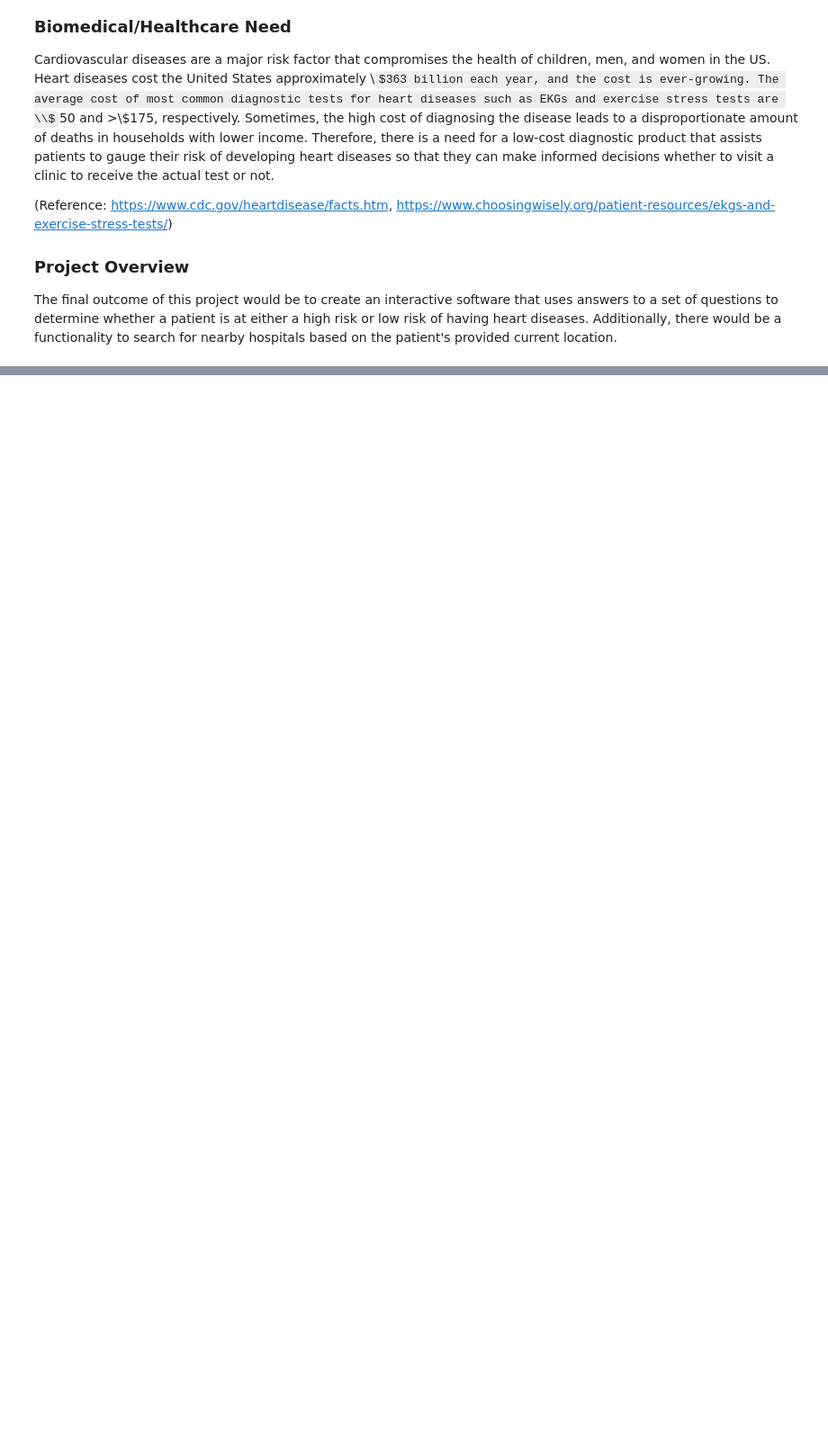
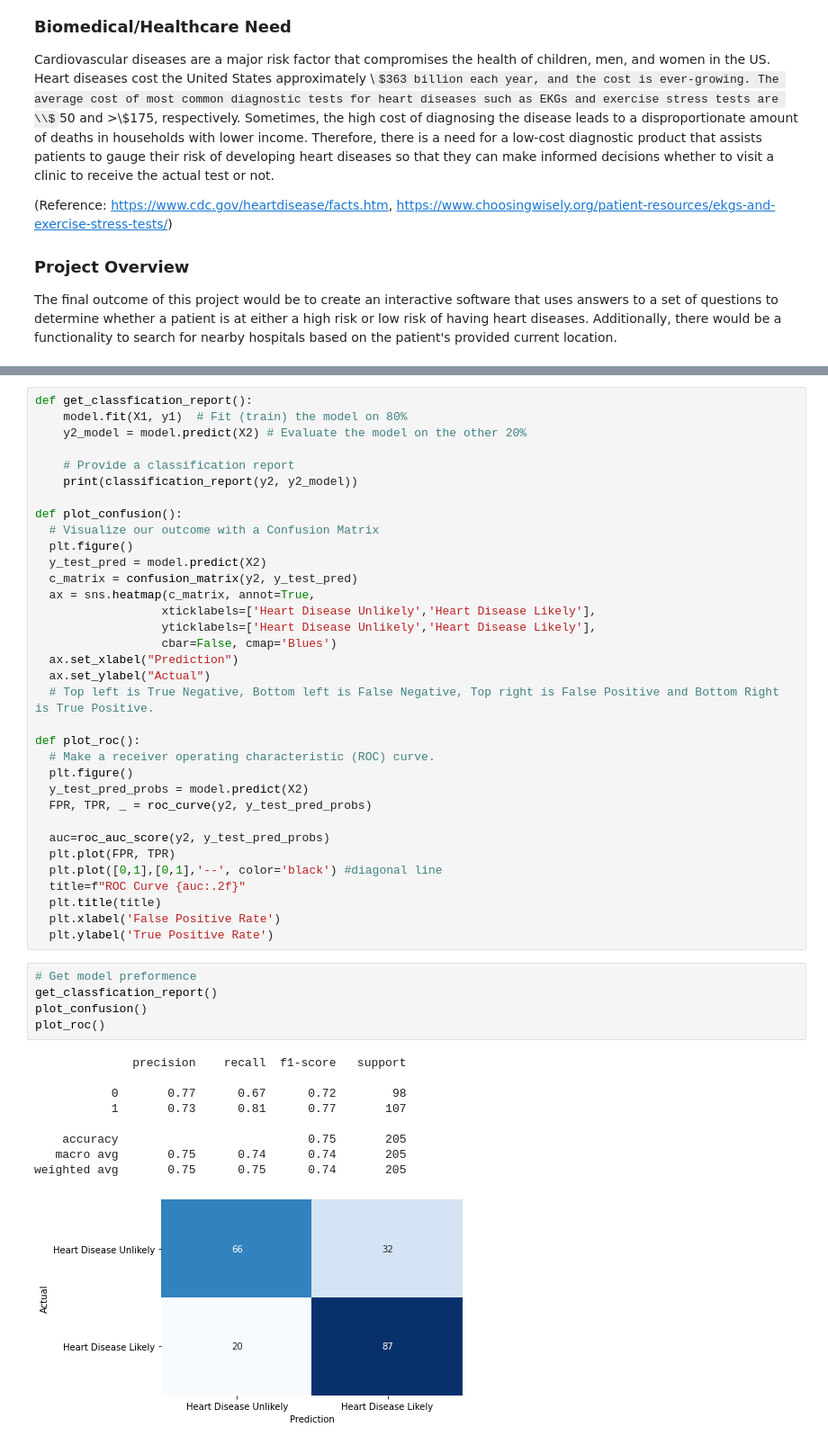
Before and after one commit to crystalshin22/data-science-projects, a Jupyter notebook: Small ML Projects/Heart Disease Diagnosis.ipynb, the cells around one changed output, grey strips where cells are left out. Shown: that part at 90% size. Drawn from its saved outputs; the diff is of its cells as text; some formulas as TeX source; blank space fills up the shorter version.

Commit message:
pick up from model training

```diff
--- a/Small ML Projects/Heart Disease Diagnosis.ipynb
+++ b/Small ML Projects/Heart Disease Diagnosis.ipynb
@@ -23,0 +170,49 @@ Abort:
+# %%
+def get_classfication_report():
+    model.fit(X1, y1)  # Fit (train) the model on 80%
+    y2_model = model.predict(X2) # Evaluate the model on the other 20%
+
+    # Provide a classification report
+    print(classification_report(y2, y2_model))
+
+def plot_confusion():
+  # Visualize our outcome with a Confusion Matrix
+  plt.figure()
+  y_test_pred = model.predict(X2)
+  c_matrix = confusion_matrix(y2, y_test_pred)
+  ax = sns.heatmap(c_matrix, annot=True,
+                  xticklabels=['Heart Disease Unlikely','Heart Disease Likely'],
+                  yticklabels=['Heart Disease Unlikely','Heart Disease Likely'],
+                  cbar=False, cmap='Blues')
+  ax.set_xlabel("Prediction")
+  ax.set_ylabel("Actual")
+  # Top left is True Negative, Bottom left is False Negative, Top right is False Positive and Bottom Right is True Positive.
+
+def plot_roc():
+  # Make a receiver operating characteristic (ROC) curve.
+  plt.figure()
+  y_test_pred_probs = model.predict(X2)
+  FPR, TPR, _ = roc_curve(y2, y_test_pred_probs)
+
+  auc=roc_auc_score(y2, y_test_pred_probs)
+  plt.plot(FPR, TPR)
+  plt.plot([0,1],[0,1],'--', color='black') #diagonal line
+  title=f"ROC Curve {auc:.2f}"
+  plt.title(title)
+  plt.xlabel('False Positive Rate')
+  plt.ylabel('True Positive Rate')
+# %%
+# Get model preformence
+get_classfication_report()
+plot_confusion()
+plot_roc()
+# %% [output]
+              precision    recall  f1-score   support
+
+           0       0.77      0.67      0.72        98
+           1       0.73      0.81      0.77       107
+
+    accuracy                           0.75       205
+   macro avg       0.75      0.74      0.74       205
+weighted avg       0.75      0.75      0.74       205
+[figure, added]
```
Also changed, not shown: parts of 19 cells of this notebook.
